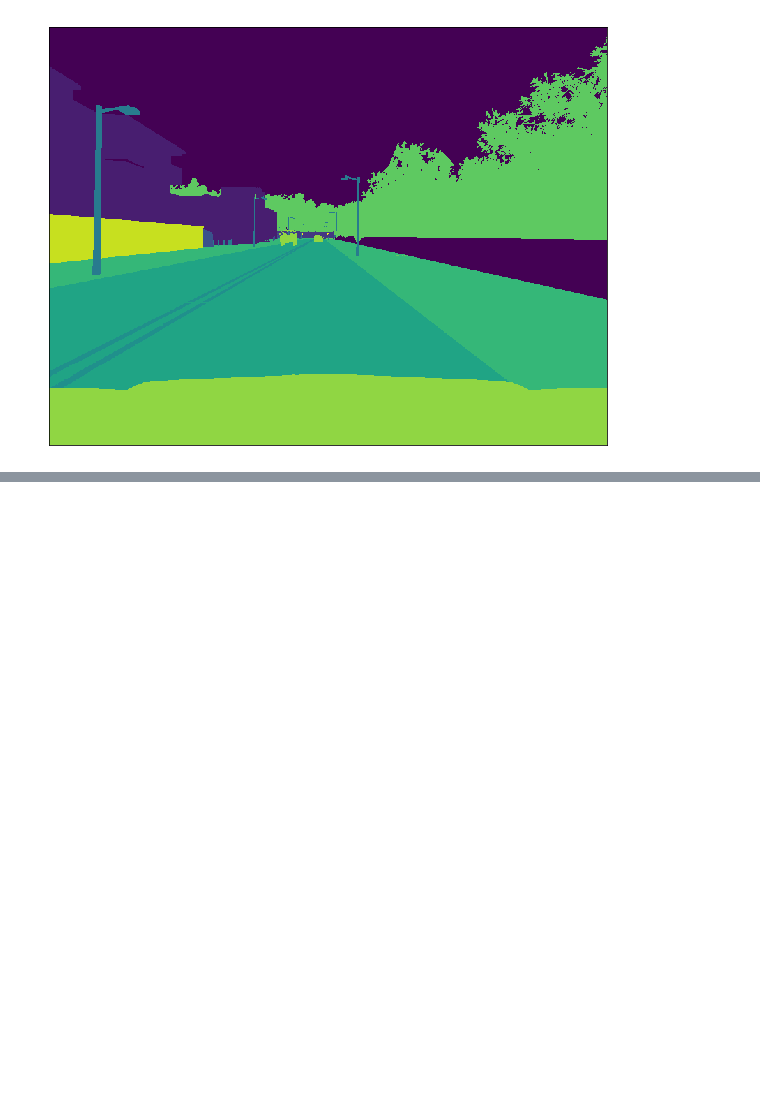
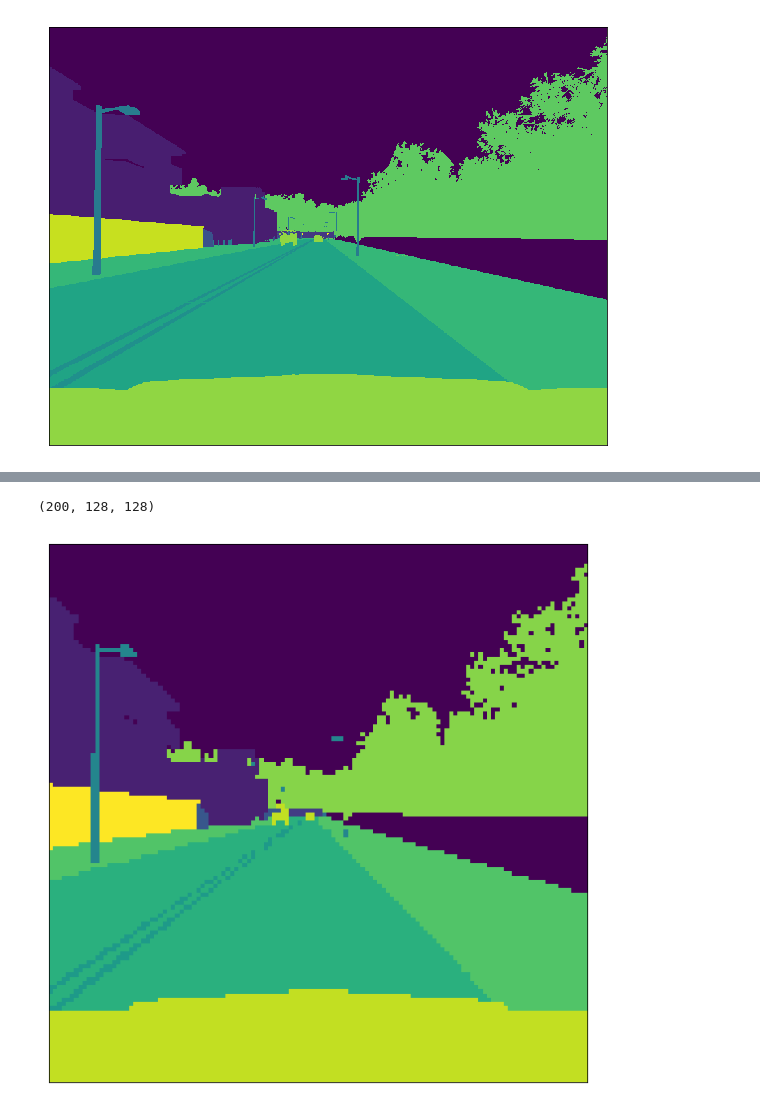
Before and after one commit to thedch/lyft-challenge, a Jupyter notebook: lyft.ipynb, the cells around one changed output, grey strips where cells are left out. Saved outputs shown, nothing was run; the diff lists cells and outputs as text; code cells hidden in the pictures; blank space fills up the shorter version.

```diff
--- a/lyft.ipynb
+++ b/lyft.ipynb
@@ -105,0 +233,4 @@ show_img(test_seg_image, seg=True)
+# %%
+lr=4e-2
+# %%
+learn.fit(lr,1,cycle_len=5,use_clr=(20,5))
@@ -105,0 +248,12 @@ show_img(test_seg_image, seg=True)
+# %%
+learn.load('tmp')
+# %%
+py,ay = learn.predict_with_targs()
+# %%
+ay.shape
+# %% [output]
+(200, 128, 128)
+# %%
+show_img(ay[0]);
+# %% [output]
+[figure, added]
```
Also changed, not shown: parts of 26 cells of this notebook.
